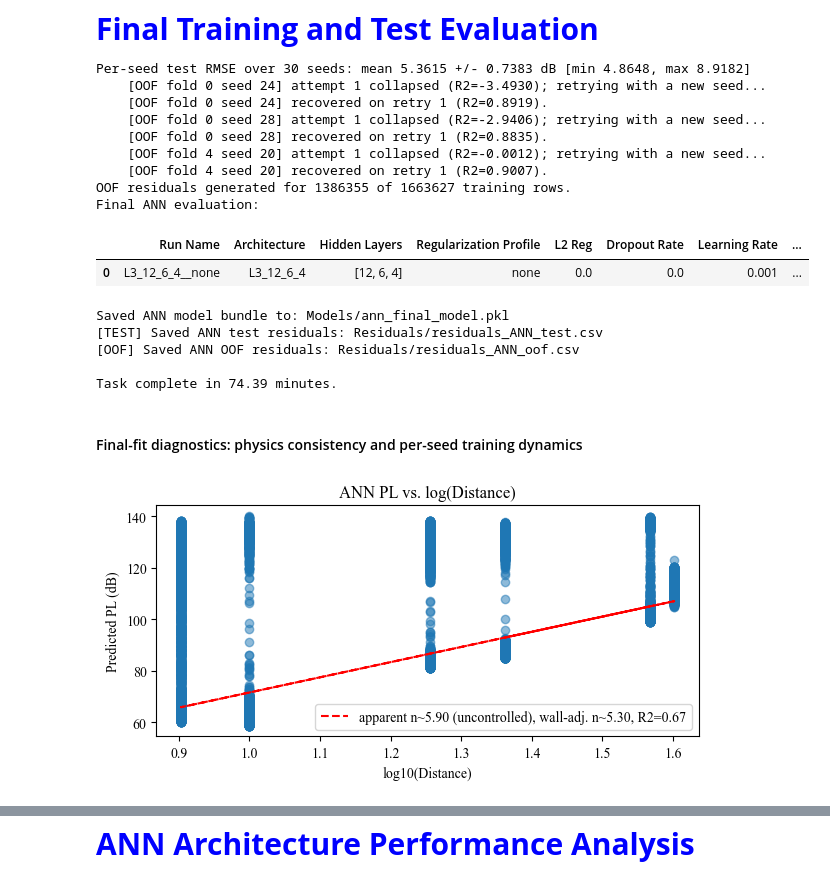
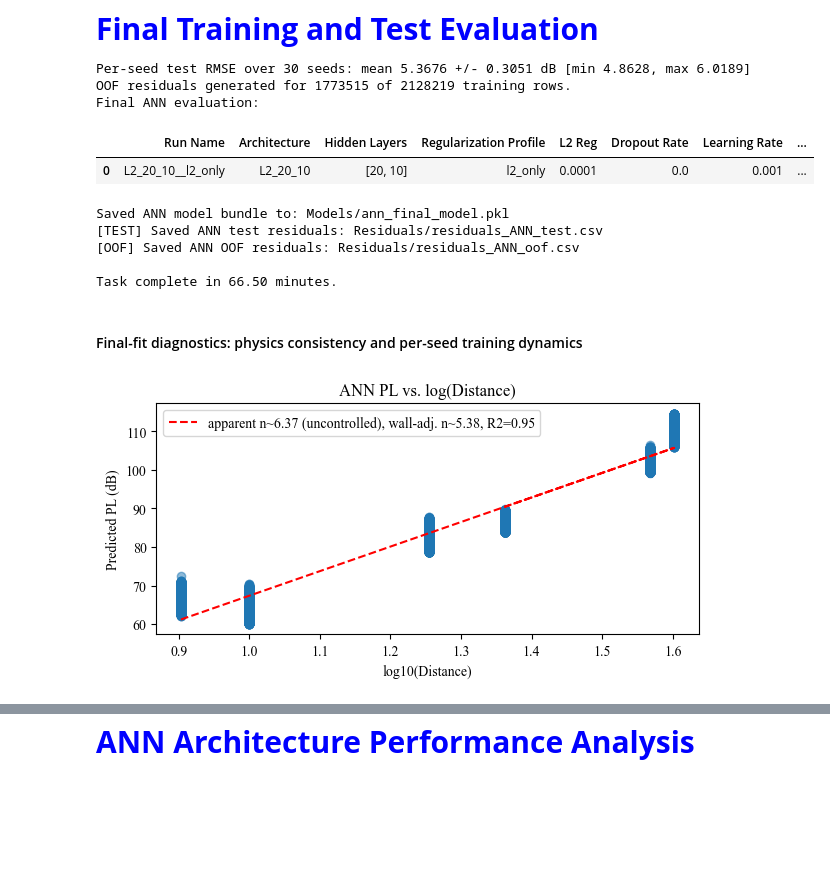
Before and after one commit to nahshonmokua/LoRaWAN-IndoorPathLossModeling-ML, a Jupyter notebook: 08_ANN.ipynb, the cells around one changed output, grey strips where cells are left out. Drawn from its saved outputs; the diff is of its cells as text; code cells hidden in the pictures; blank space fills up the shorter version.

```diff
--- a/08_ANN.ipynb
+++ b/08_ANN.ipynb
@@ -153,7 +153,7 @@ validate_cv_splits(cv_splits, fold_assignments)
 
 feature_columns = [
     "distance", "frequency", "c_walls", "w_walls",
-    "co2", "humidity", "pm25", "pressure", "temperature", "snr"
+    "co2", "humidity", "pm25", "pressure", "temperature"
 ]
 target_column = "PL"
 
@@ -1237,7 +1236,6 @@ ann_test_df = pd.DataFrame({
     "pm25":        df_test["pm25"].values,
     "pressure":    df_test["pressure"].values,
     "temperature": df_test["temperature"].values,
-    "snr":         df_test["snr"].values,
     "PL_true":     PL_test_all,
     "PL_pred":     PL_pred_test,
     "resid_db":    resid_test,
@@ -1251,48 +1249,41 @@ print(f"[TEST] Saved ANN test residuals: {test_residual_path}")
 ann_oof_df = pd.DataFrame({
     "model":       "ANN",
     "split":       "oof",
     "row_id":      np.arange(len(df_train), dtype=int)[mask],
     "fold":        fold_assignments.astype(int)[mask],
     "time":        df_train.get("time", pd.Series(index=df_train.index, dtype=float)).values[mask],
     "device_id":   df_train["device_id"].values[mask],
     "distance":    df_train["distance"].values[mask],
     "frequency":   df_train["frequency"].values[mask],
     "c_walls":     df_train["c_walls"].values[mask],
     "w_walls":     df_train["w_walls"].values[mask],
     "co2":         df_train["co2"].values[mask],
     "humidity":    df_train["humidity"].values[mask],
     "pm25":        df_train["pm25"].values[mask],
     "pressure":    df_train["pressure"].values[mask],
     "temperature": df_train["temperature"].values[mask],
-    "snr":         df_train["snr"].values[mask],
     "PL_true":     PL_train_all[mask],
     "PL_pred":     PL_pred_oof,
     "resid_db":    resid_oof,
 })
 
 oof_residual_path = os.path.join(RESIDUALS_DIR, "residuals_ANN_oof.csv")
 ann_oof_df.to_csv(oof_residual_path, index=False)
 print(f"[OOF] Saved ANN OOF residuals: {oof_residual_path}")
 
 t3 = time.time()
 print(f"\nTask complete in {(t3 - t2) / 60:.2f} minutes.")
 # %% [output]
-Per-seed test RMSE over 30 seeds: mean 5.3615 +/- 0.7383 dB [min 4.8648, max 8.9182]
-    [OOF fold 0 seed 24] attempt 1 collapsed (R2=-3.4930); retrying with a new seed...
-    [OOF fold 0 seed 24] recovered on retry 1 (R2=0.8919).
-    [OOF fold 0 seed 28] attempt 1 collapsed (R2=-2.9406); retrying with a new seed...
-    [OOF fold 0 seed 28] recovered on retry 1 (R2=0.8835).
-    [OOF fold 4 seed 20] attempt 1 collapsed (R2=-0.0012); retrying with a new seed...
-    [OOF fold 4 seed 20] recovered on retry 1 (R2=0.9007).
-OOF residuals generated for 1386355 of 1663627 training rows.
+Per-seed test RMSE over 30 seeds: mean 5.3676 +/- 0.3051 dB [min 4.8628, max 6.0189]
+OOF residuals generated for 1773515 of 2128219 training rows.
 Final ANN evaluation:
 |  | Run Name | Architecture | Hidden Layers | Regularization Profile | L2 Reg | Dropout Rate | Learning Rate | ... |
-| 0 | L3_12_6_4__none | L3_12_6_4 | [12, 6, 4] | none | 0.0 | 0.0 | 0.001 | ... |
+| 0 | L2_20_10__l2_only | L2_20_10 | [20, 10] | l2_only | 0.0001 | 0.0 | 0.001 | ... |
 Saved ANN model bundle to: Models/ann_final_model.pkl
 [TEST] Saved ANN test residuals: Residuals/residuals_ANN_test.csv
 [OOF] Saved ANN OOF residuals: Residuals/residuals_ANN_oof.csv
 
-Task complete in 74.39 minutes.
+Task complete in 66.50 minutes.
 # %% [markdown]
 #### Final-fit diagnostics: physics consistency and per-seed training dynamics
 # %%
@@ -1326,7 +1317,7 @@ plt.title("ANN PL vs. log(Distance)")
 plt.legend()
 plt.show()
 # %% [output]
-[figure, old version]
+[figure, new version]
 # %%
 # Per-seed training dynamics: train/val loss by epoch for the final multi-seed ensemble.
 # The collapse guard above only reports a pass/fail R2 per seed -- this shows *how* a
```
Also changed, not shown: parts of 10 cells of this notebook.
